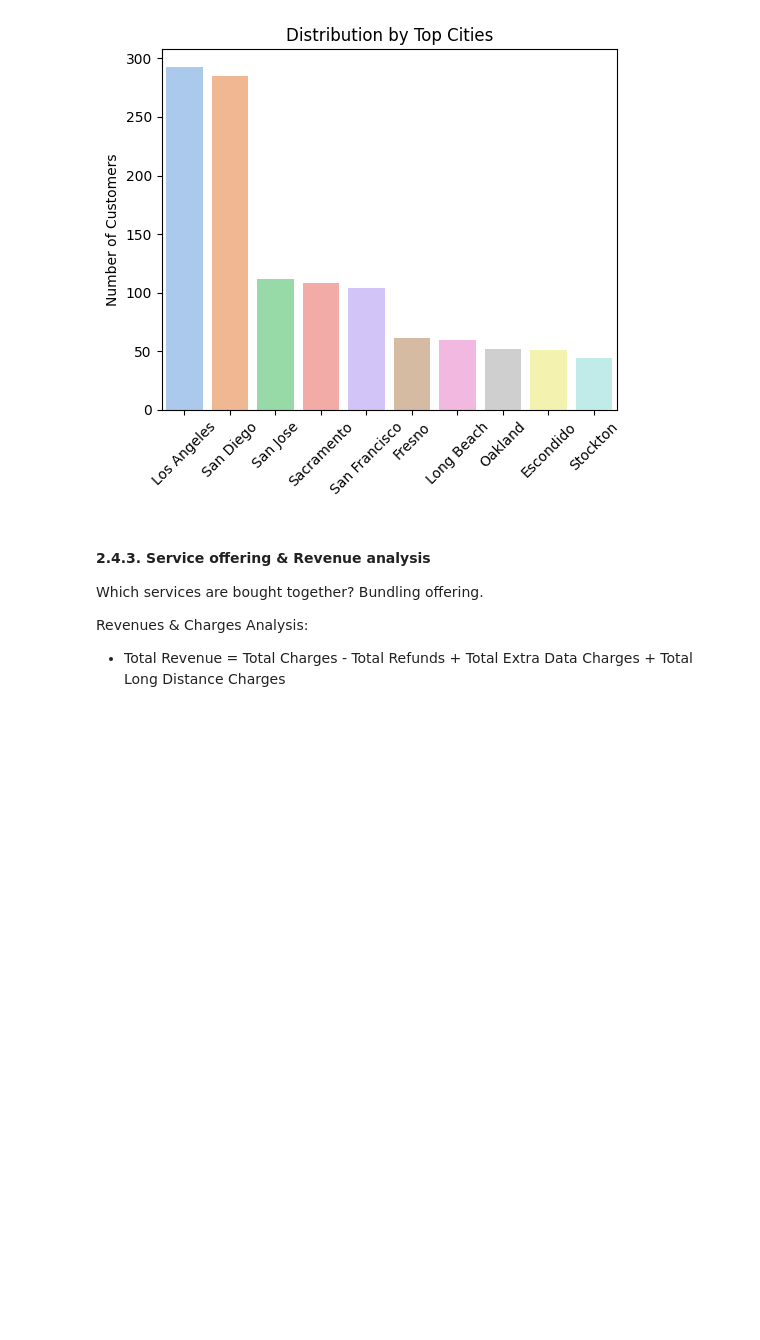
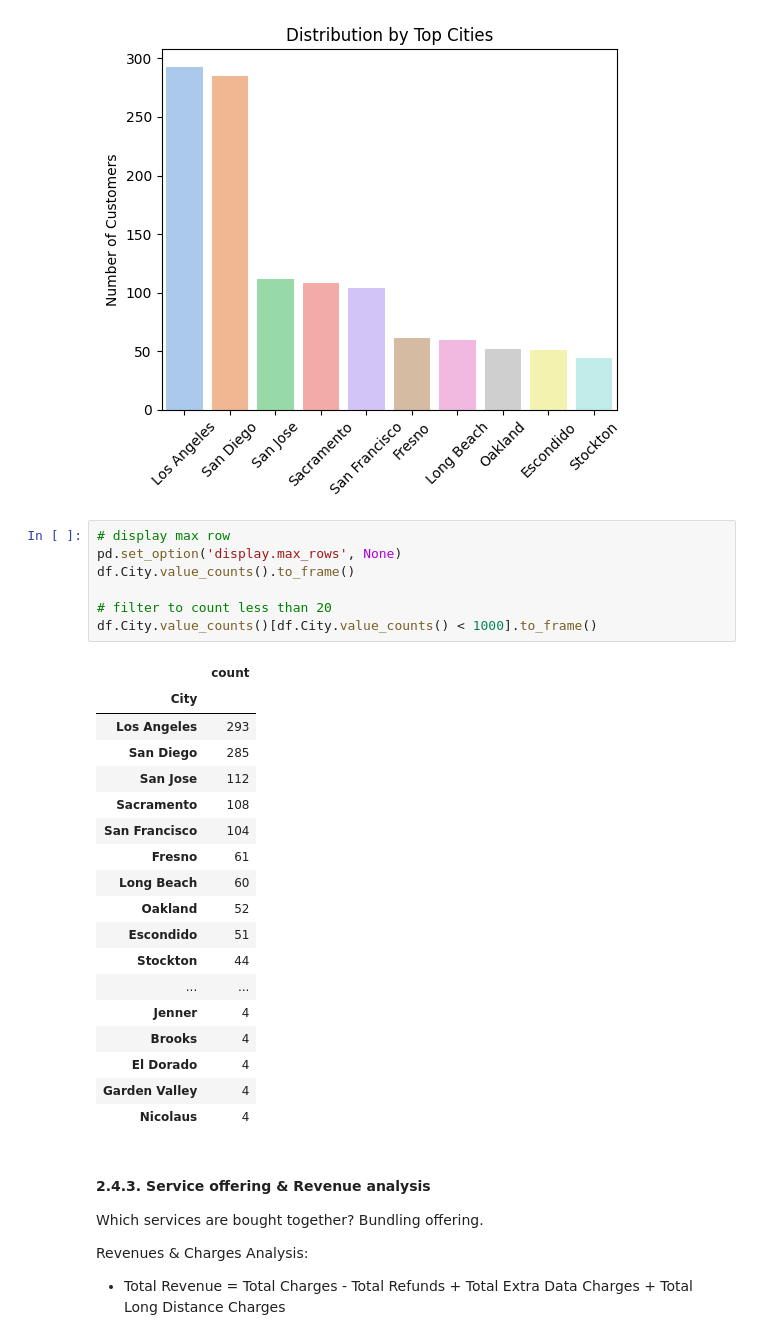
Before and after one commit to sarasustelosantos/bootcamp_group, a Jupyter notebook: Data_Exploration.ipynb, the cells around one changed output. Cells and saved outputs as stored; diff of their text form; blank space fills up the shorter version.

```diff
--- a/Data_Exploration.ipynb
+++ b/Data_Exploration.ipynb
@@ -784,6 +784,32 @@ location_titles = ['Distribution by Top Cities']
 plot_location(location_features, location_titles)
 # %% [output]
 [figure]
+# %%
+# display max row
+pd.set_option('display.max_rows', None)
+df.City.value_counts().to_frame()
+
+# filter to count less than 20
+df.City.value_counts()[df.City.value_counts() < 1000].to_frame()
+# %% [output]
+|  | count |
+| City |  |
+| Los Angeles | 293 |
+| San Diego | 285 |
+| San Jose | 112 |
+| Sacramento | 108 |
+| San Francisco | 104 |
+| Fresno | 61 |
+| Long Beach | 60 |
+| Oakland | 52 |
+| Escondido | 51 |
+| Stockton | 44 |
+| ... | ... |
+| Jenner | 4 |
+| Brooks | 4 |
+| El Dorado | 4 |
+| Garden Valley | 4 |
+| Nicolaus | 4 |
 # %% [markdown]
 #### 2.4.3. Service offering & Revenue analysis
 
```
Also changed, not shown: parts of 1 cell of this notebook, 6 other files.
